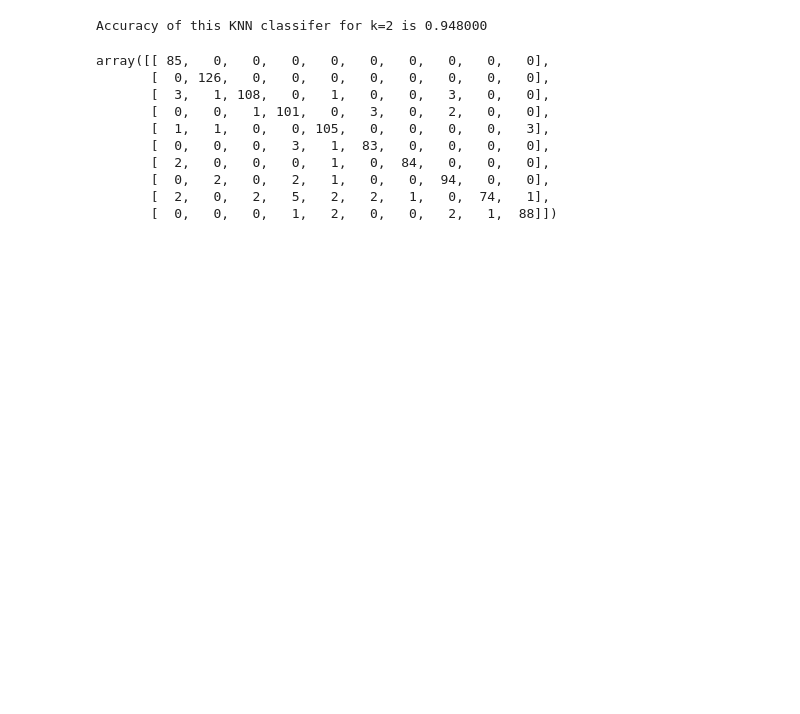
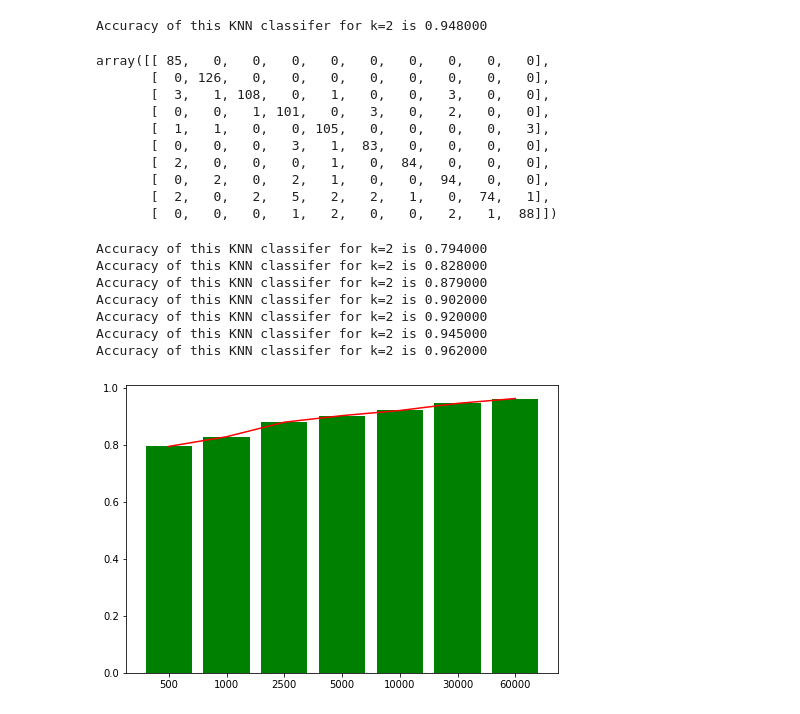
Before and after one commit to patelrajb6/KNN_classifer_implemented, a Jupyter notebook: rpate375-KNN.ipynb, the cells around one changed output. Saved outputs shown, nothing was run; the diff lists cells and outputs as text; code cells hidden in the pictures; blank space fills up the shorter version.

```diff
--- a/rpate375-KNN.ipynb
+++ b/rpate375-KNN.ipynb
@@ -212,11 +212,13 @@ train_data.head(7)
 | 5 | 2 | 0 | 0 | 0 | 0 | 0 | 0 | 0 | 0 | 0 | ... | ... |
 | 6 | 1 | 0 | 0 | 0 | 0 | 0 | 0 | 0 | 0 | 0 | ... | ... |
 7 rows × 785 columns
+# %%
+def mnist_prediction(train_data,test_data,num_train,num_test,k,**kwargs):
+    random_voting=kwargs.get('random_voting',False)
+    predicted_labels=k_nearest_neighbor(train_data.iloc[:num_train,1:],train_data.iloc[:num_train,0],test_data.iloc[:num_test,1:],'euclidean',2,random_voting=random_voting)
+    return test_prediction_results(predicted_labels,test_data.iloc[:num_test,0],k)
 # %%
 %%time
-def mnist_prediction(train_data,test_data,num_train,num_test,k):
-    predicted_labels=k_nearest_neighbor(train_data.iloc[:num_train,1:],train_data.iloc[:num_train,0],test_data.iloc[:num_test,1:],'euclidean',2)
-    return test_prediction_results(predicted_labels,test_data.iloc[:num_test,0],k)
 
 list_of_inputs=[500,1000,2500,5000,10000,30000,60000]
 
@@ -227,6 +229,11 @@ for train_data_points in list_of_inputs:
 error_vs_training
 error_vs_training=pd.DataFrame(error_vs_training,columns=['Data Sample','Accuracy'])
 #     print('for %d training set and %d test set with k=%d the accuracy is: %f'%(train_data_points,1000,k,accuracy))
+fig = plt.figure()
+ax = fig.add_axes([0,0,1,1])
+ax.plot(error_vs_training['Data Sample'].apply(lambda x:str(x)),error_vs_training['Accuracy'],color='red')
+ax.bar(error_vs_training['Data Sample'].apply(lambda x:str(x)),error_vs_training['Accuracy'],color='green')
+plt.show()
 # %% [output]
 Accuracy of this KNN classifer for k=2 is 0.774000
 Accuracy of this KNN classifer for k=2 is 0.817000
@@ -260,3 +260,25 @@ array([[ 85,   0,   0,   0,   0,   0,   0,   0,   0,   0],
        [  0,   2,   0,   2,   1,   0,   0,  94,   0,   0],
        [  2,   0,   2,   5,   2,   2,   1,   0,  74,   1],
        [  0,   0,   0,   1,   2,   0,   0,   2,   1,  88]])
+# %%
+rand_error_vs_training=[]
+for train_data_points in list_of_inputs:
+    accuracy,k,predicted_value=mnist_prediction(train_data,test_data,train_data_points,1000,2,random_voting=True)
+    rand_error_vs_training.append([train_data_points,accuracy])
+rand_error_vs_training
+rand_error_vs_training=pd.DataFrame(rand_error_vs_training,columns=['Data Sample','Accuracy'])
+#     print('for %d training set and %d test set with k=%d the accuracy is: %f'%(train_data_points,1000,k,accuracy))
+fig = plt.figure()
+ax = fig.add_axes([0,0,1,1])
+ax.plot(rand_error_vs_training['Data Sample'].apply(lambda x:str(x)),rand_error_vs_training['Accuracy'],color='red')
+ax.bar(rand_error_vs_training['Data Sample'].apply(lambda x:str(x)),rand_error_vs_training['Accuracy'],color='green')
+plt.show()
+# %% [output]
+Accuracy of this KNN classifer for k=2 is 0.794000
+Accuracy of this KNN classifer for k=2 is 0.828000
+Accuracy of this KNN classifer for k=2 is 0.879000
+Accuracy of this KNN classifer for k=2 is 0.902000
+Accuracy of this KNN classifer for k=2 is 0.920000
+Accuracy of this KNN classifer for k=2 is 0.945000
+Accuracy of this KNN classifer for k=2 is 0.962000
+[figure, added]
```
Also changed, not shown: parts of 2 cells of this notebook.
